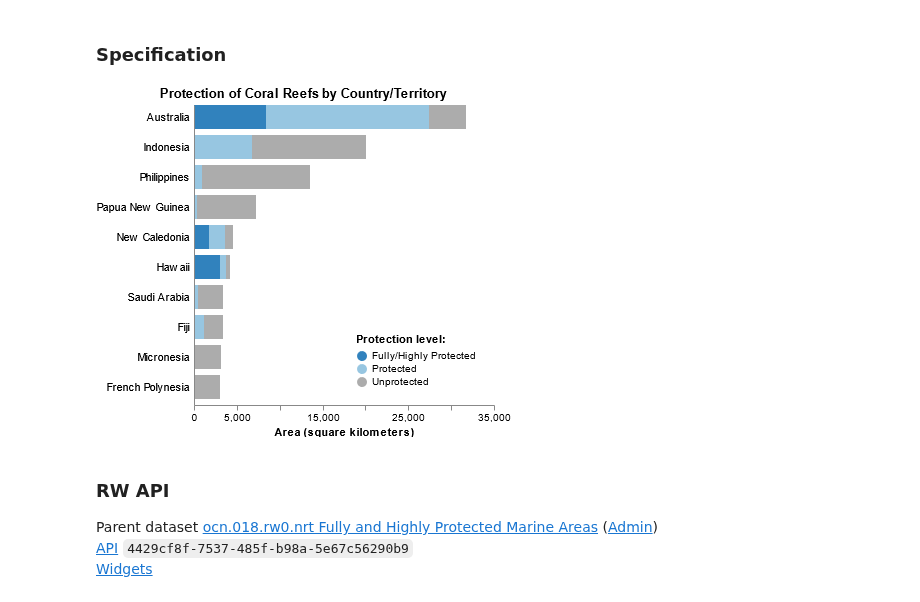
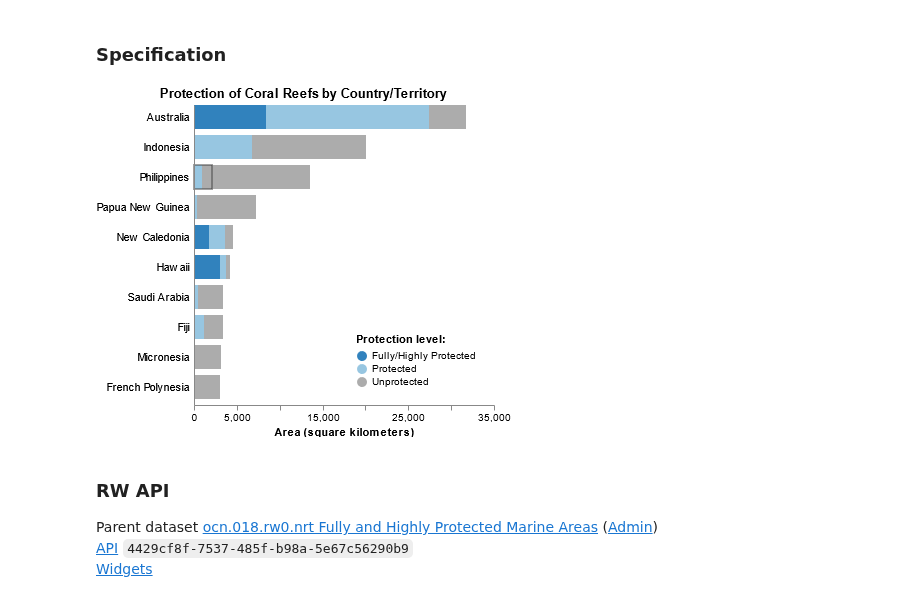
Before and after one commit to pkerins/wri-projects, a Jupyter notebook: ocean-watch/coral/visualizations/protected-areas.ipynb, the cells around one changed output. Saved outputs shown, nothing was run; the diff lists cells and outputs as text; code cells hidden in the pictures.

Commit message:
provisional tweak for philippines discrepancy

```diff
--- a/ocean-watch/coral/visualizations/protected-areas.ipynb
+++ b/ocean-watch/coral/visualizations/protected-areas.ipynb
@@ -896,6 +896,20 @@ spec=json.loads("""
           "type": "formula",
           "expr": "if(datum.area_type=='Unprotected','(Outside of MPA)', if(datum.area_type=='Protected','(Other MPA)', '(No-Take Area)'))",
           "as": "suffix"
+        }
+      ]
+    },
+    {
+      "name": "phl_extra",
+      "values": [
+        {
+          "iso3": "PHL",
+          "name": "Philippines",
+          "area_type": "Protected",
+          "area_value": 2129.687023517,
+          "area_total": 13487.56823,
+          "area_fraction": 0.1579,
+          "suffix": "(Other MPA)"
         }
       ]
     }
@@ -1039,6 +1053,72 @@ spec=json.loads("""
       }
     },
     {
+      "type": "rect",
+      "from": {
+        "data": "phl_extra"
+      },
+      "encode": {
+        "enter": {
+          "y": {
+            "scale": "yscale",
+            "field": "name"
+          },
+          "height": {
+            "scale": "yscale",
+            "band": 1,
+            "offset": -6
+          },
+          "x": {
+            "scale": "xscale",
+            "value": 0
+          },
+          "x2": {
+            "scale": "xscale",
+            "field": "area_value"
+          },
+          "fill": {
+            "value": "black"
+          },
+          "fillOpacity": {
+            "value": 0
+          },
+          "stroke": {
+            "value": "#444444"
+          },
+          "strokeWidth": {
+            "value": "1"
+          },
+          "strokeOpacity": {
+            "value": "1"
+          },
+          "strokeDash": {
+            "value": [
+              [3,3]
+            ]
+          },
+          "tooltip": {
+            "signal": "{title:datum.area_type+' '+datum.suffix,'Country/Territory':datum.name,'Proportion (WDPA)':format(0.0717103210383537, '.1%'),'Proportion (Ocean+ Habitat)':format(datum.area_fraction, '.1%')}"
+          }
+        },
+        "update": {
+          "fillOpacity": {
+            "value": 0
+          },
+          "fill": {
+            "value": "black"
+          }
+        },
+        "hover": {
+          "fill": {
+            "value": "#ffaa99"
+          },
+          "fillOpacity": {
+            "value": 0.5
+          }
+        }
+      }
+    },
+    {
       "type": "text",
       "from": {
         "data": "table"
@@ -1073,34 +1153,34 @@ spec=json.loads("""
   ],
   "legends": [
     {
       "title": [
         "Protection level:"
       ],
       "fill": "color",
       "orient": "bottom-right",
       "encode": {
         "labels": {
           "interactive": true,
           "update": {
             "fill": {
               "value": "#000000"
             }
           },
           "hover": {
             "fill": {
               "value": "#ddaa99"
             }
           }
         }
       }
     }
   ]
 }
 """)
 vegaview=dict(spec)
 Vega(vegaview)
 # %% [output]
-[figure, old version]
+[figure, new version]
 # %% [markdown]
 ### RW API
 Parent dataset [ocn.018.rw0.nrt Fully and Highly Protected Marine Areas](https://resourcewatch.org/data/explore/ocn018-Fully-and-Highly-Protected-Marine-Areas) ([Admin](https://resourcewatch.org/admin/data/datasets/4429cf8f-7537-485f-b98a-5e67c56290b9))
```
Also changed, not shown: parts of 1 cell of this notebook.
